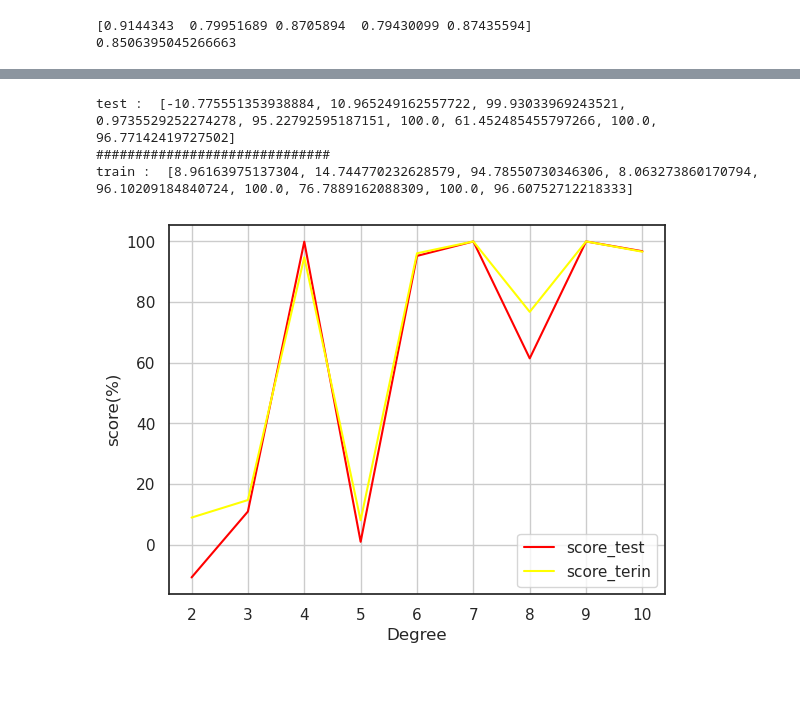
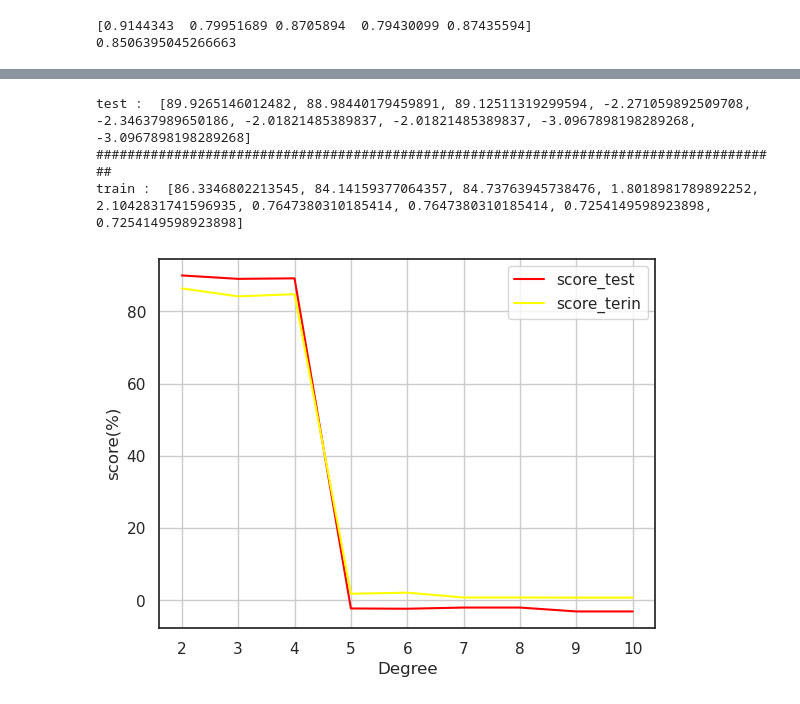
Before and after one commit to Mohammadhoseinajorloo/CarData, a Jupyter notebook: CarData.ipynb, the cells around one changed output, grey strips where cells are left out. Saved outputs shown, nothing was run; the diff lists cells and outputs as text; code cells hidden in the pictures.

```diff
--- a/CarData.ipynb
+++ b/CarData.ipynb
@@ -921,39 +941,39 @@ def add_feature(df):
         degree_value = df.iloc[:,3]**degree
         df.insert(2, str(degree), degree_value)
         X = df[[df.columns[1], df.columns[2], df.columns[3], df.columns[4], df.columns[5], df.columns[6], df.columns[7]]]
-        Y = df.iloc[:,8].values.reshape(-1, 1)
+        Y = df.iloc[:,0].values.reshape(-1, 1)
         x_train, x_test, y_train, y_test = train_test_split(X, Y, test_size=.2, random_state=0)
         regressor = LinearRegression()
         regressor.fit(x_train, y_train)
         y_pred = regressor.predict(x_test)
         R2_score = metrics.r2_score(y_test, y_pred)
         train_score = regressor.score(x_train, y_train)
         score_train.append(train_score * 100)
         score_test.append(R2_score * 100)
         df.drop(columns=[str(degree)])
 
 
     plt.plot(score_test, 'red', label='score_test')
     plt.plot(score_train, 'yellow', label='score_terin')
 
     plt.xlabel("Degree")
     plt.ylabel('score(%)')
     plt.xticks(range(0, 9), [degree for degree in range(2, 11)])
     plt.legend()
     plt.grid()
 
     print("test : ", score_test)
     print("########################################################################################")
     print("train : ", score_train)
 
     return plt.show()
 
-add_feature(df_final)
+add_feature(df_oneHotencoding)
 # %% [output]
-test :  [-10.775551353938884, 10.965249162557722, 99.93033969243521, 0.9735529252274278, 95.22792595187151, 100.0, 61.452485455797266, 100.0, 96.77142419727502]
-##############################
-train :  [8.96163975137304, 14.744770232628579, 94.78550730346306, 8.063273860170794, 96.10209184840724, 100.0, 76.7889162088309, 100.0, 96.60752712218333]
+test :  [89.9265146012482, 88.98440179459891, 89.12511319299594, -2.271059892509708, -2.34637989650186, -2.01821485389837, -2.01821485389837, -3.0967898198289268, -3.0967898198289268]
+########################################################################################
+train :  [86.3346802213545, 84.14159377064357, 84.73763945738476, 1.8018981789892252, 2.1042831741596935, 0.7647380310185414, 0.7647380310185414, 0.7254149598923898, 0.7254149598923898]
-[figure, old version]
+[figure, new version]
 # %%
 # def add_feature(df):
 #     log_value = np.log(2*np.pi*df.iloc[:,0]/ 365)
```
Also changed, not shown: parts of 2 cells of this notebook.
